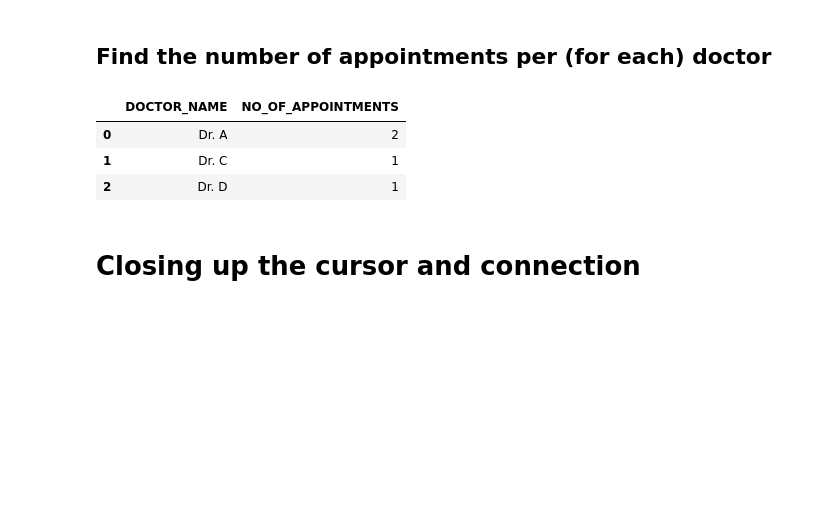
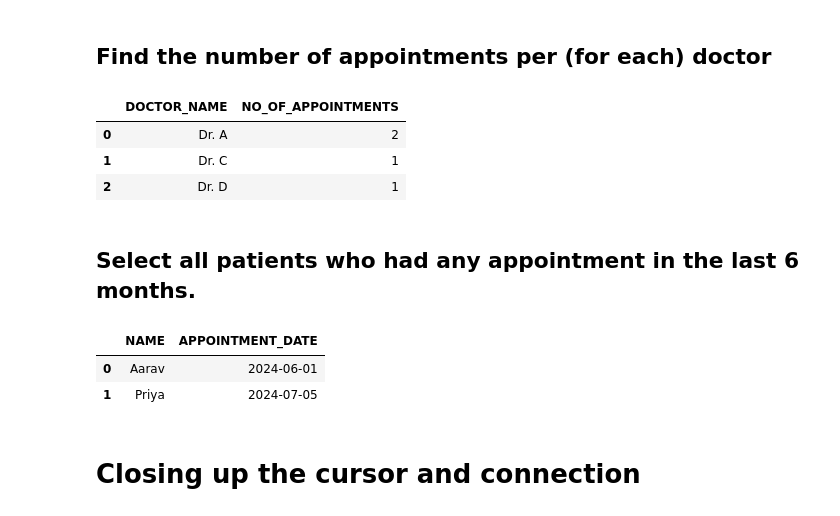
Before and after one commit to TheMagitian/hospital-normalization, a Jupyter notebook: hospital-normalization.ipynb, the cells around one changed output. Drawn from its saved outputs; the diff is of its cells as text; code cells hidden in the pictures; blank space fills up the shorter version.

Commit message:
Add query - appt in last 6 months

```diff
--- a/hospital-normalization.ipynb
+++ b/hospital-normalization.ipynb
@@ -445,6 +445,25 @@ df
 | 0 | Dr. A | 2 |
 | 1 | Dr. C | 1 |
 | 2 | Dr. D | 1 |
+# %% [markdown]
+## Select all patients who had any appointment in the last 6 months.
+# %%
+cursor.execute("""
+select p.name, a.appointment_date
+from patient p join appointment a
+on p.patient_id = a.patient_id
+where appointment_date >= add_months(trunc(sysdate), -6)
+""")
+
+results = cursor.fetchall()
+columns = [col[0] for col in cursor.description]
+
+df = pd.DataFrame(results, columns=columns)
+df
+# %% [output]
+|  | NAME | APPOINTMENT_DATE |
+| 0 | Aarav | 2024-06-01 |
+| 1 | Priya | 2024-07-05 |
 # %% [markdown]
 # Closing up the cursor and connection
 # %%
```
Also changed, not shown: parts of 1 cell of this notebook.
